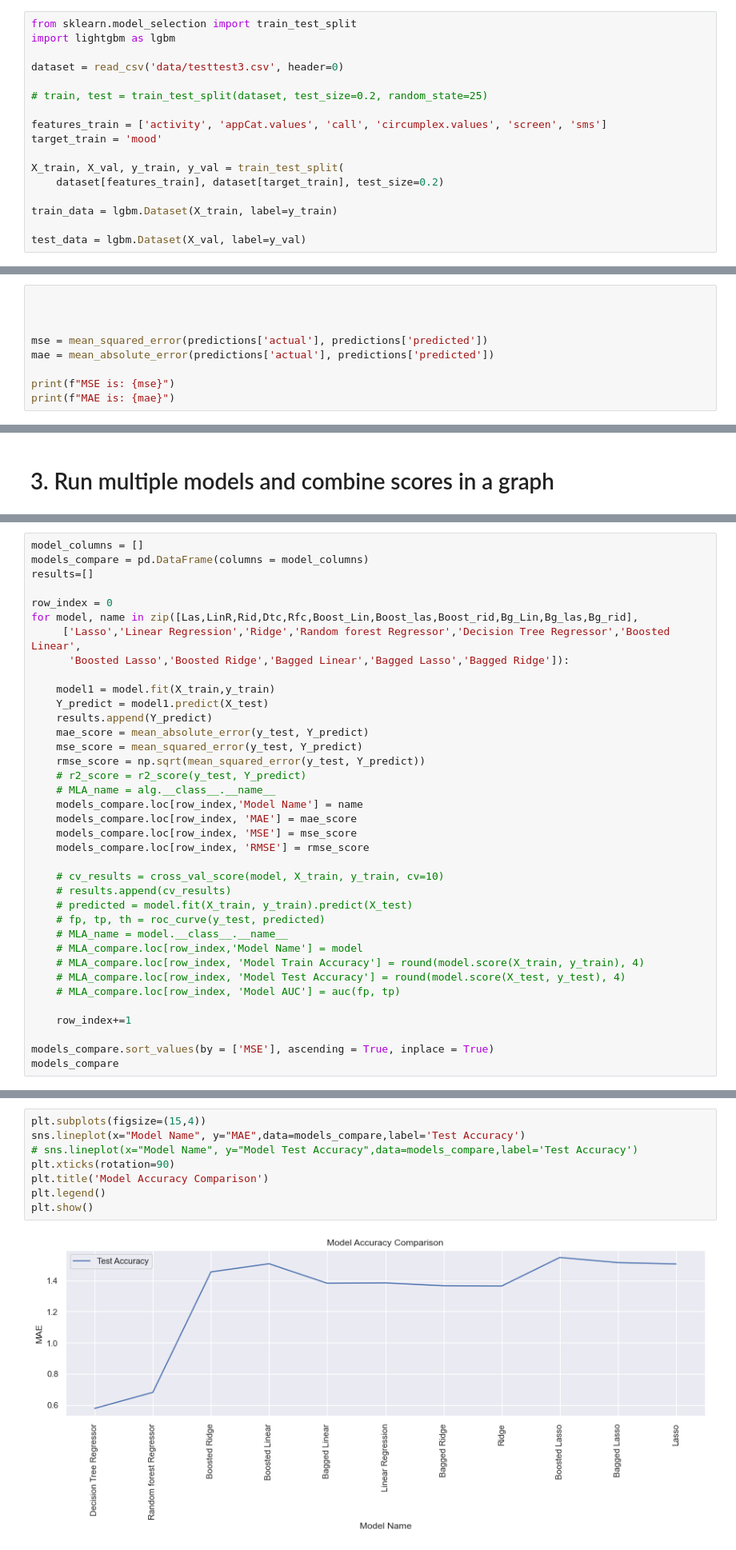
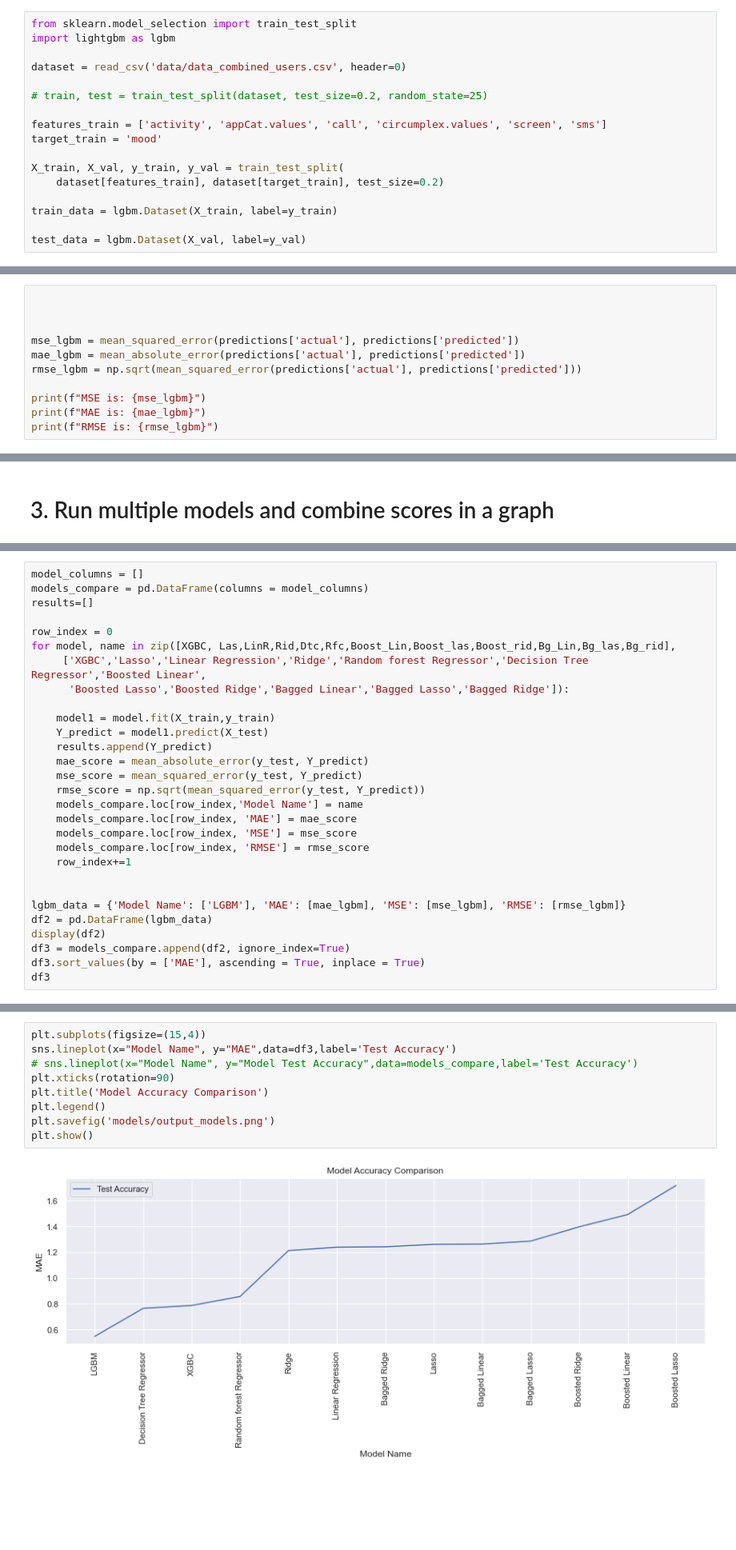
Before and after one commit to 10755373/vu_dmt, a Jupyter notebook: models.ipynb, the cells around one changed output, grey strips where cells are left out. Shown at 80% size. Saved outputs shown, nothing was run; the diff lists cells and outputs as text; blank space fills up the shorter version.

Commit message:
cleaned and added more models

```diff
--- a/models.ipynb
+++ b/models.ipynb
@@ -74,7 +77,7 @@ plt.show()
 from sklearn.model_selection import train_test_split
 import lightgbm as lgbm
 
-dataset = read_csv('data/testtest3.csv', header=0)
+dataset = read_csv('data/data_combined_users.csv', header=0)
 
 # train, test = train_test_split(dataset, test_size=0.2, random_state=25)
 
@@ -184,9 +187,11 @@ predictions = pd.DataFrame({'predicted': y_pred, 'actual': y_val})
 
 
 
-mse = mean_squared_error(predictions['actual'], predictions['predicted'])
-mae = mean_absolute_error(predictions['actual'], predictions['predicted'])
+mse_lgbm = mean_squared_error(predictions['actual'], predictions['predicted'])
+mae_lgbm = mean_absolute_error(predictions['actual'], predictions['predicted'])
+rmse_lgbm = np.sqrt(mean_squared_error(predictions['actual'], predictions['predicted']))
 
-print(f"MSE is: {mse}")
-print(f"MAE is: {mae}")
+print(f"MSE is: {mse_lgbm}")
+print(f"MAE is: {mae_lgbm}")
+print(f"RMSE is: {rmse_lgbm}")
 # %% [output]
@@ -230,8 +249,8 @@ models_compare = pd.DataFrame(columns = model_columns)
 results=[]
 
 row_index = 0
-for model, name in zip([Las,LinR,Rid,Dtc,Rfc,Boost_Lin,Boost_las,Boost_rid,Bg_Lin,Bg_las,Bg_rid],
-     ['Lasso','Linear Regression','Ridge','Random forest Regressor','Decision Tree Regressor','Boosted Linear',
+for model, name in zip([XGBC, Las,LinR,Rid,Dtc,Rfc,Boost_Lin,Boost_las,Boost_rid,Bg_Lin,Bg_las,Bg_rid],
+     ['XGBC','Lasso','Linear Regression','Ridge','Random forest Regressor','Decision Tree Regressor','Boosted Linear',
       'Boosted Lasso','Boosted Ridge','Bagged Linear','Bagged Lasso','Bagged Ridge']):
 
     model1 = model.fit(X_train,y_train)
@@ -240,25 +259,17 @@ for model, name in zip([Las,LinR,Rid,Dtc,Rfc,Boost_Lin,Boost_las,Boost_rid,Bg_Li
     mae_score = mean_absolute_error(y_test, Y_predict)
     mse_score = mean_squared_error(y_test, Y_predict)
     rmse_score = np.sqrt(mean_squared_error(y_test, Y_predict))
-    # r2_score = r2_score(y_test, Y_predict)
-    # MLA_name = alg.__class__.__name__
     models_compare.loc[row_index,'Model Name'] = name
     models_compare.loc[row_index, 'MAE'] = mae_score
     models_compare.loc[row_index, 'MSE'] = mse_score
     models_compare.loc[row_index, 'RMSE'] = rmse_score
-
-    # cv_results = cross_val_score(model, X_train, y_train, cv=10)
-    # results.append(cv_results)
-    # predicted = model.fit(X_train, y_train).predict(X_test)
-    # fp, tp, th = roc_curve(y_test, predicted)
-    # MLA_name = model.__class__.__name__
-    # MLA_compare.loc[row_index,'Model Name'] = model
-    # MLA_compare.loc[row_index, 'Model Train Accuracy'] = round(model.score(X_train, y_train), 4)
-    # MLA_compare.loc[row_index, 'Model Test Accuracy'] = round(model.score(X_test, y_test), 4)
-    # MLA_compare.loc[row_index, 'Model AUC'] = auc(fp, tp)
-
     row_index+=1
 
-models_compare.sort_values(by = ['MSE'], ascending = True, inplace = True)
-models_compare
+
+lgbm_data = {'Model Name': ['LGBM'], 'MAE': [mae_lgbm], 'MSE': [mse_lgbm], 'RMSE': [rmse_lgbm]}
+df2 = pd.DataFrame(lgbm_data)
+display(df2)
+df3 = models_compare.append(df2, ignore_index=True)
+df3.sort_values(by = ['MAE'], ascending = True, inplace = True)
+df3
 # %% [output]
@@ -277,11 +293,12 @@ models_compare
 # %%
 plt.subplots(figsize=(15,4))
-sns.lineplot(x="Model Name", y="MAE",data=models_compare,label='Test Accuracy')
+sns.lineplot(x="Model Name", y="MAE",data=df3,label='Test Accuracy')
 # sns.lineplot(x="Model Name", y="Model Test Accuracy",data=models_compare,label='Test Accuracy')
 plt.xticks(rotation=90)
 plt.title('Model Accuracy Comparison')
 plt.legend()
+plt.savefig('models/output_models.png')
 plt.show()
 # %% [output]
-[figure, old version]
+[figure, new version]
 # %% [markdown]
```
Also changed, not shown: parts of 10 cells of this notebook, 1 other file.
